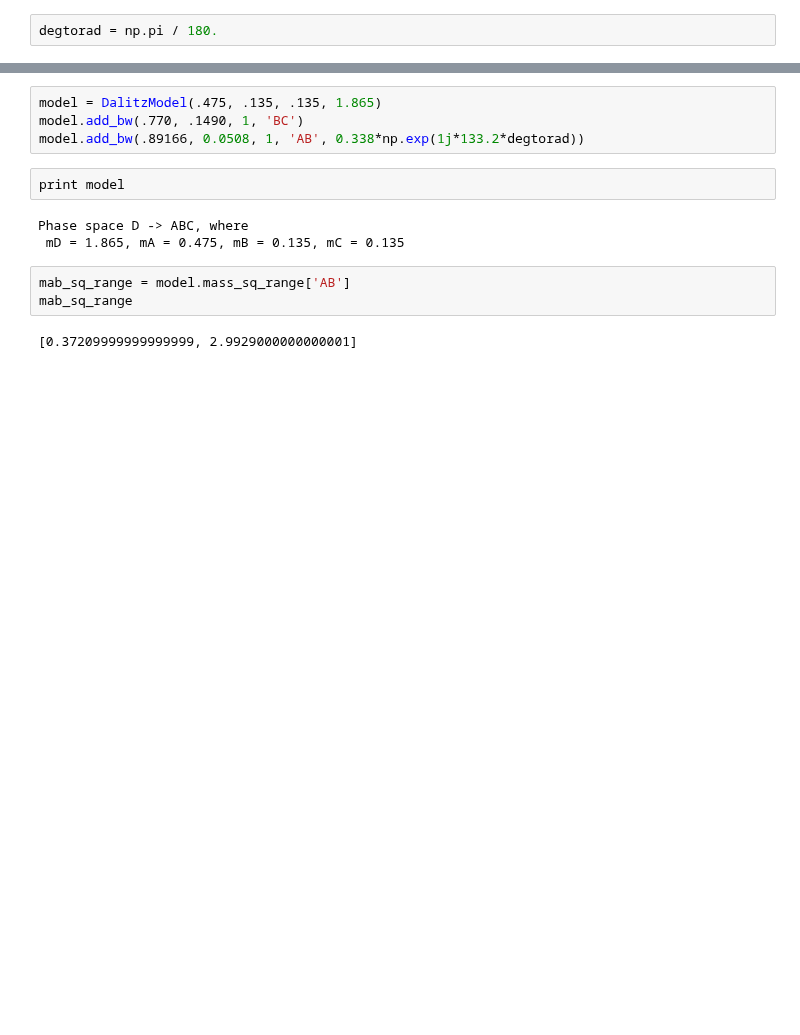
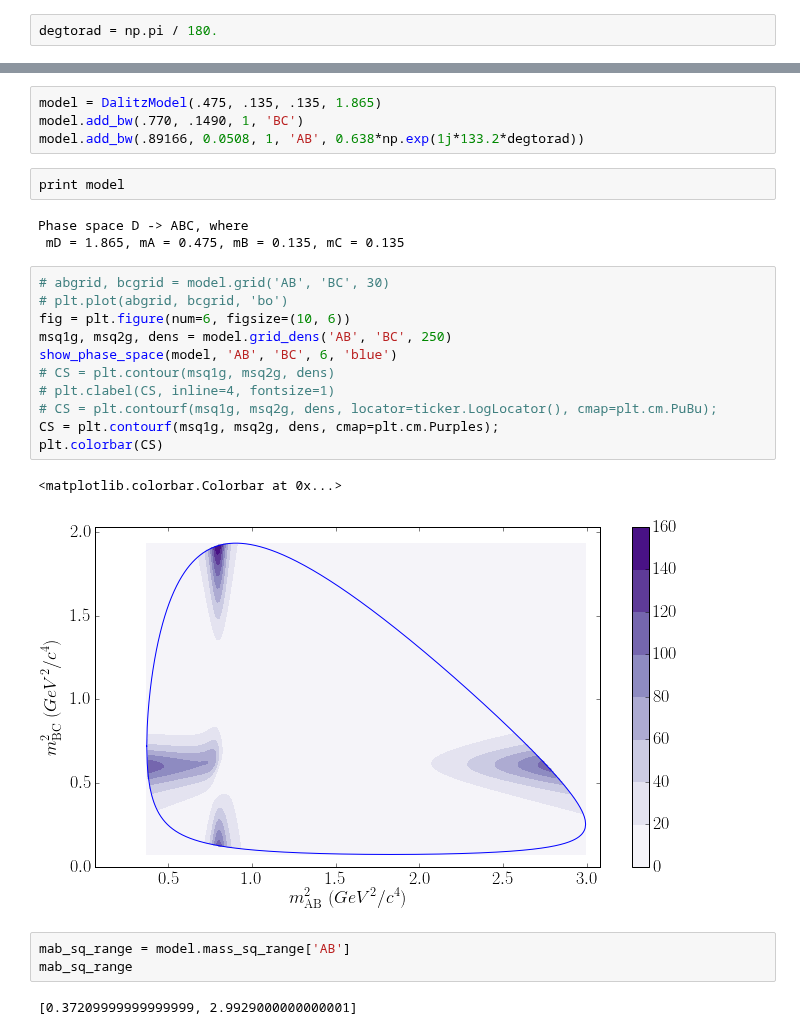
Before and after one commit to VitalyVorobyev/MultibodyAnalysisTools, a Jupyter notebook: tutorials/DalitzResonance.ipynb, the cells around one changed output, grey strips where cells are left out. Cells and saved outputs as stored; diff of their text form; blank space fills up the shorter version.

Commit message:
contour dalitz

```diff
--- a/tutorials/DalitzResonance.ipynb
+++ b/tutorials/DalitzResonance.ipynb
@@ -17,12 +50,26 @@ degtorad = np.pi / 180.
 # %%
 model = DalitzModel(.475, .135, .135, 1.865)
 model.add_bw(.770, .1490, 1, 'BC')
-model.add_bw(.89166, 0.0508, 1, 'AB', 0.338*np.exp(1j*133.2*degtorad))
+model.add_bw(.89166, 0.0508, 1, 'AB', 0.638*np.exp(1j*133.2*degtorad))
 # %%
 print model
 # %% [output]
 Phase space D -> ABC, where
  mD = 1.865, mA = 0.475, mB = 0.135, mC = 0.135
+# %%
+# abgrid, bcgrid = model.grid('AB', 'BC', 30)
+# plt.plot(abgrid, bcgrid, 'bo')
+fig = plt.figure(num=6, figsize=(10, 6))
+msq1g, msq2g, dens = model.grid_dens('AB', 'BC', 250)
+show_phase_space(model, 'AB', 'BC', 6, 'blue')
+# CS = plt.contour(msq1g, msq2g, dens)
+# plt.clabel(CS, inline=4, fontsize=1)
+# CS = plt.contourf(msq1g, msq2g, dens, locator=ticker.LogLocator(), cmap=plt.cm.PuBu);
+CS = plt.contourf(msq1g, msq2g, dens, cmap=plt.cm.Purples);
+plt.colorbar(CS)
+# %% [output]
+<matplotlib.colorbar.Colorbar at 0x...>
+[figure, added]
 # %%
 mab_sq_range = model.mass_sq_range['AB']
 mab_sq_range
```
Also changed, not shown: parts of 15 cells of this notebook, 2 other files.
